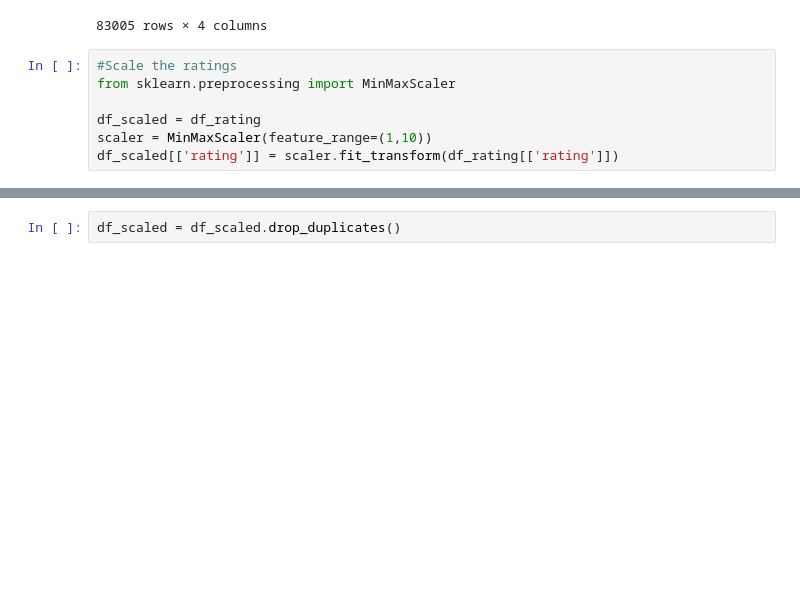
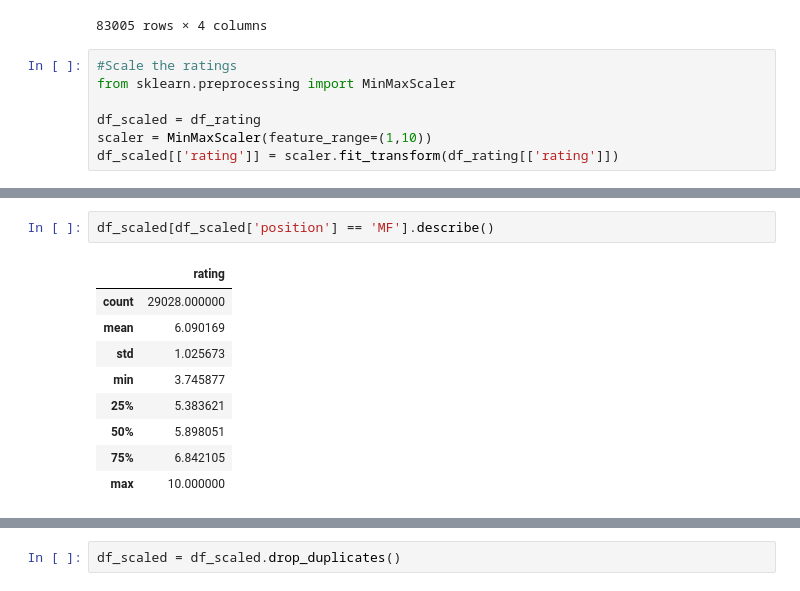
Before and after one commit to BroodjeBal69/VIS---Group-27, a Jupyter notebook: player_model.ipynb, the cells around one changed output, grey strips where cells are left out. Drawn from its saved outputs; the diff is of its cells as text; blank space fills up the shorter version.

```diff
--- a/player_model.ipynb
+++ b/player_model.ipynb
@@ -255,0 +258,12 @@ df_scaled[df_scaled['name'] == 'Kyle Walker']
+# %%
+df_scaled[df_scaled['position'] == 'MF'].describe()
+# %% [output]
+|  | rating |
+| count | 29028.000000 |
+| mean | 6.090169 |
+| std | 1.025673 |
+| min | 3.745877 |
+| 25% | 5.383621 |
+| 50% | 5.898051 |
+| 75% | 6.842105 |
+| max | 10.000000 |
```
Also changed, not shown: parts of 8 cells of this notebook, 2 other files.
